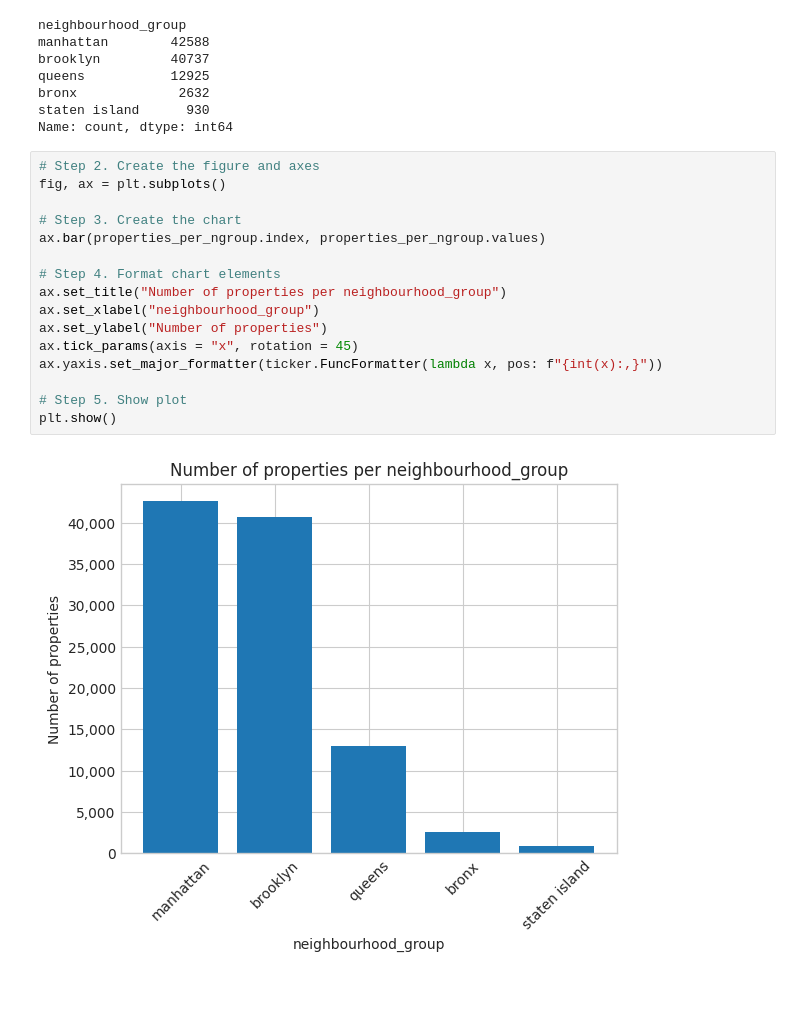
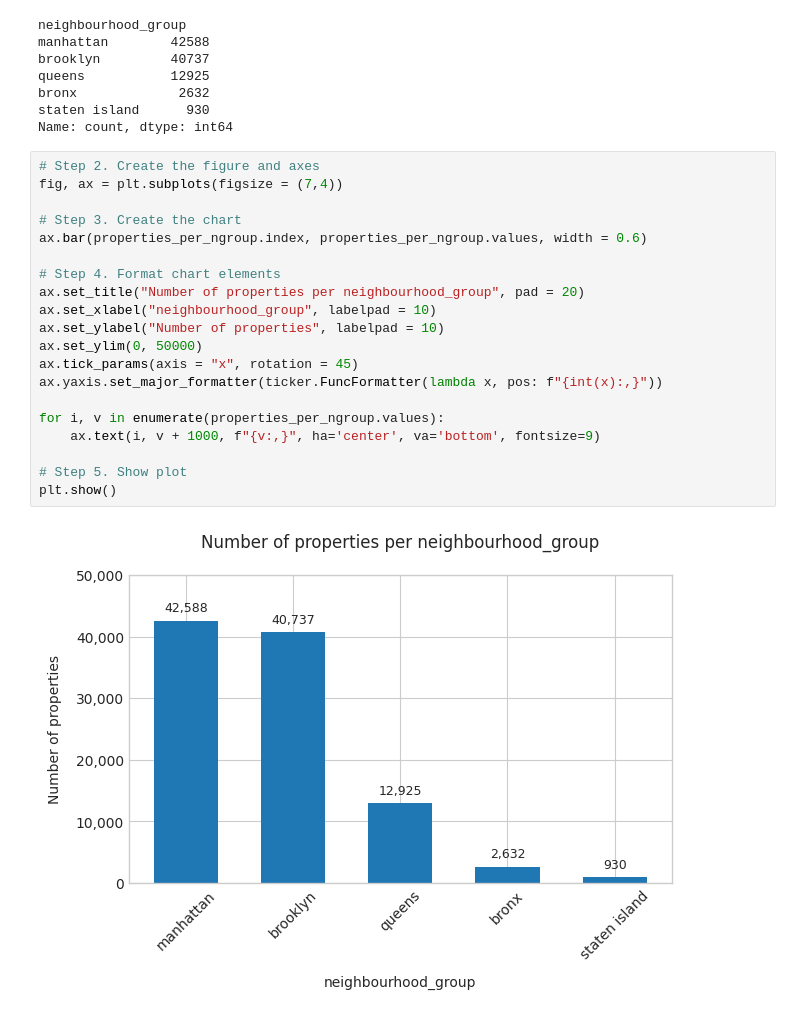
Before and after one commit to mg-ds-portfolio/prj_open_airbnb_data_viz, a Jupyter notebook: notebooks/prj_open_air_bnb_data_viz.ipynb, the cells around one changed output. Drawn from its saved outputs; the diff is of its cells as text; blank space fills up the shorter version.

```diff
--- a/notebooks/prj_open_air_bnb_data_viz.ipynb
+++ b/notebooks/prj_open_air_bnb_data_viz.ipynb
@@ -161,19 +161,23 @@ staten island      930
 Name: count, dtype: int64
 # %%
 # Step 2. Create the figure and axes
-fig, ax = plt.subplots()
+fig, ax = plt.subplots(figsize = (7,4))
 
 # Step 3. Create the chart
-ax.bar(properties_per_ngroup.index, properties_per_ngroup.values)
+ax.bar(properties_per_ngroup.index, properties_per_ngroup.values, width = 0.6)
 
 # Step 4. Format chart elements
-ax.set_title("Number of properties per neighbourhood_group")
-ax.set_xlabel("neighbourhood_group")
-ax.set_ylabel("Number of properties")
+ax.set_title("Number of properties per neighbourhood_group", pad = 20)
+ax.set_xlabel("neighbourhood_group", labelpad = 10)
+ax.set_ylabel("Number of properties", labelpad = 10)
+ax.set_ylim(0, 50000)
 ax.tick_params(axis = "x", rotation = 45)
 ax.yaxis.set_major_formatter(ticker.FuncFormatter(lambda x, pos: f"{int(x):,}"))
 
+for i, v in enumerate(properties_per_ngroup.values):
+    ax.text(i, v + 1000, f"{v:,}", ha='center', va='bottom', fontsize=9)
+
 # Step 5. Show plot
 plt.show()
 # %% [output]
-[figure, old version]
+[figure, new version]
```
Also changed, not shown: parts of 11 cells of this notebook.
